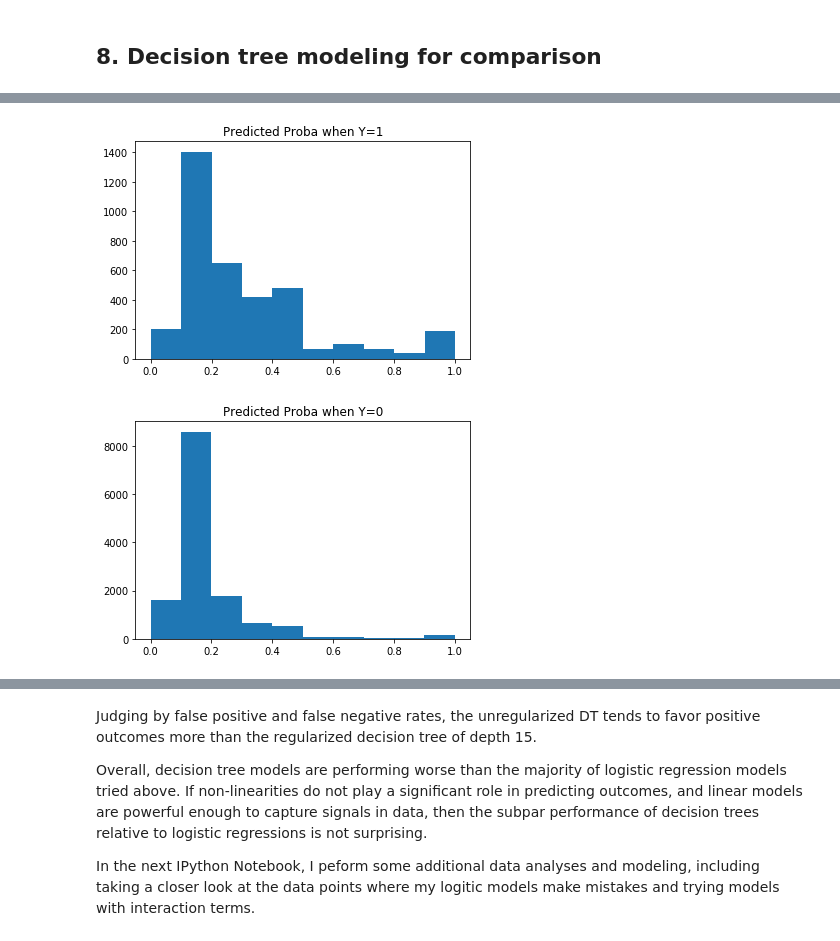
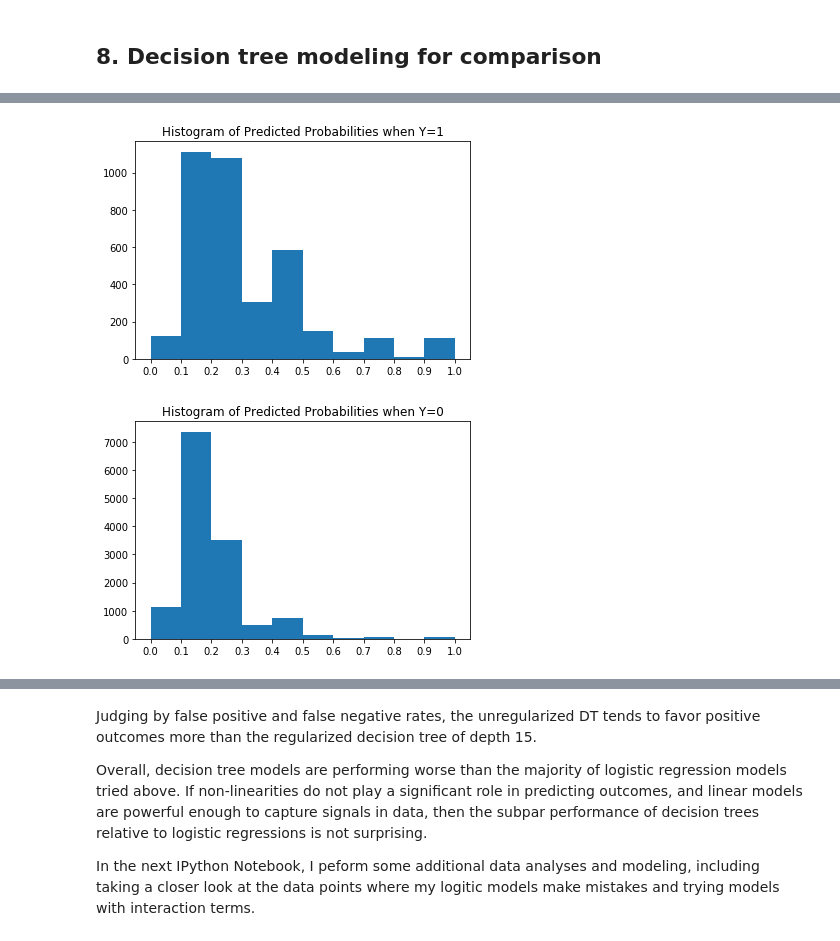
Before and after one commit to zhannazh/Predicting_Outcome_of_Consumer_Finance_Complaints, a Jupyter notebook: 2. Predictive Modeling.ipynb, the cells around one changed output, grey strips where cells are left out. Cells and saved outputs as stored; diff of their text form; code cells hidden in the pictures.

```diff
--- a/2. Predictive Modeling.ipynb
+++ b/2. Predictive Modeling.ipynb
@@ -209,8 +212,9 @@ Finally, note that while **statistically insignificant coefficients** (e.g., on
 # %%
 # Calculate AUC (on valid) and log-loss (on train & valid) for the fitted unregularized logit
 auc_and_logloss_results = {}
-auc_and_logloss_results =f.store_AUC_and_logloss_results(logit_base, 'base_no_preprocess', False, \
-                    train, valid, ['Y', 'Median_household_income'],auc_and_logloss_results)
+auc_and_logloss_results = f.store_AUC_and_logloss_results(logit_base, \
+            'base_no_preprocess', False, train, valid, \
+            ['Y', 'Median_household_income'],auc_and_logloss_results)
 auc_and_logloss_results
 # %% [output]
 {'base_no_preprocess': {'AUC': '0.713148',
@@ -323,11 +327,8 @@ df[ACS_vars].describe().T
 # Calculate the scaler = means and standard deviations of ACS var in train data
 scaler = preprocessing.StandardScaler().fit(train[ACS_vars])
 
-#estimated means
-#scaler.mean_
-
-#estimated standard deviations
-#scaler.scale_
+#scaler.mean_     #estimated means
+#scaler.scale_   #estimated standard deviations
 
 #Preprocess train, valid, and test data:
 train_census_preprocessed = train.copy()
@@ -336,9 +337,12 @@ test_census_preprocessed = test.copy()
 
 for i, var in enumerate(ACS_vars):
 
-    train_census_preprocessed[var] =(train_census_preprocessed[var] - scaler.mean_[i])/scaler.scale_[i]
-    valid_census_preprocessed[var] =(valid_census_preprocessed[var] - scaler.mean_[i])/scaler.scale_[i]
-    test_census_preprocessed[var] =(test_census_preprocessed[var] - scaler.mean_[i])/scaler.scale_[i]
+    train_census_preprocessed[var] =\
+        (train_census_preprocessed[var] - scaler.mean_[i])/scaler.scale_[i]
+    valid_census_preprocessed[var] = \
+        (valid_census_preprocessed[var] - scaler.mean_[i])/scaler.scale_[i]
+    test_census_preprocessed[var] = \
+        (test_census_preprocessed[var] - scaler.mean_[i])/scaler.scale_[i]
 # %% [markdown]
 ### 2. Unregularized logistic regression using preprocessed ACS variables
 # %%
@@ -1112,15 +1084,14 @@ predicted_proba_histograms(errors_dt_unr)
 # %%
-# Fit a decision tree of depth 15.
-clf_d15 = DecisionTreeClassifier(criterion='entropy', max_depth = 15)
-clf_d15 = clf_d15.fit(train_zip.drop(['Y'], axis=1), train_zip['Y'])
-y_score_d15 = clf_d15.predict_proba(valid_zip.drop(['Y'], axis=1))[:,1]
+# Fit a decision tree of depth 10.
+clf_d10 = DecisionTreeClassifier(criterion='entropy', max_depth = 10)
+clf_d10 = clf_d10.fit(train_expanded_preprocessed.drop(['Y', 'Median_household_income'], \
+         axis=1), train_expanded_preprocessed['Y'])
 # %%
-# Plot histograms of predicted probabilities for Y=1 and Y=0 (decision tree of depth 15)
-Y_dt = pd.DataFrame(valid_zip.Y).reset_index()
-Y_hat_dt = pd.DataFrame(y_score_d15)
-errors_dt = pd.concat([Y_dt, Y_hat_dt], axis=1)
-errors_dt = errors_dt.rename(columns = {0:'predicted_proba'})
-predicted_proba_histograms(errors_dt)
+# Plot histograms of predicted probabilities for Y=1 and Y=0 (decision tree of depth 10)
+Y_and_Y_hat_dt_d10 = f.actual_and_predicted_values(clf_d10, \
+                        valid_expanded_preprocessed, True, \
+                        ['Y', 'Median_household_income'])
+f.predicted_proba_histograms_by_Y(Y_and_Y_hat_dt_d10)
 # %% [output]
-[figure, old version]
+[figure, new version]
-[figure, old version]
+[figure, new version]
```
Also changed, not shown: parts of 25 cells of this notebook, 1 other file.
